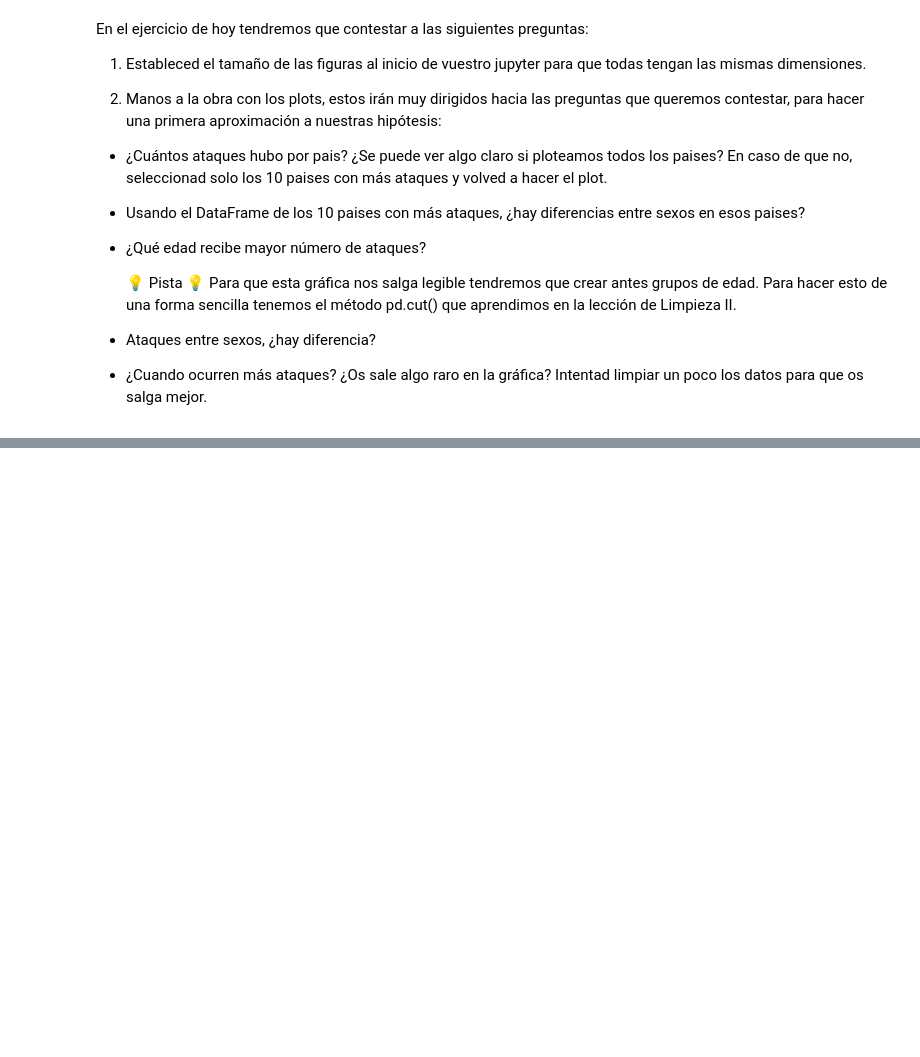
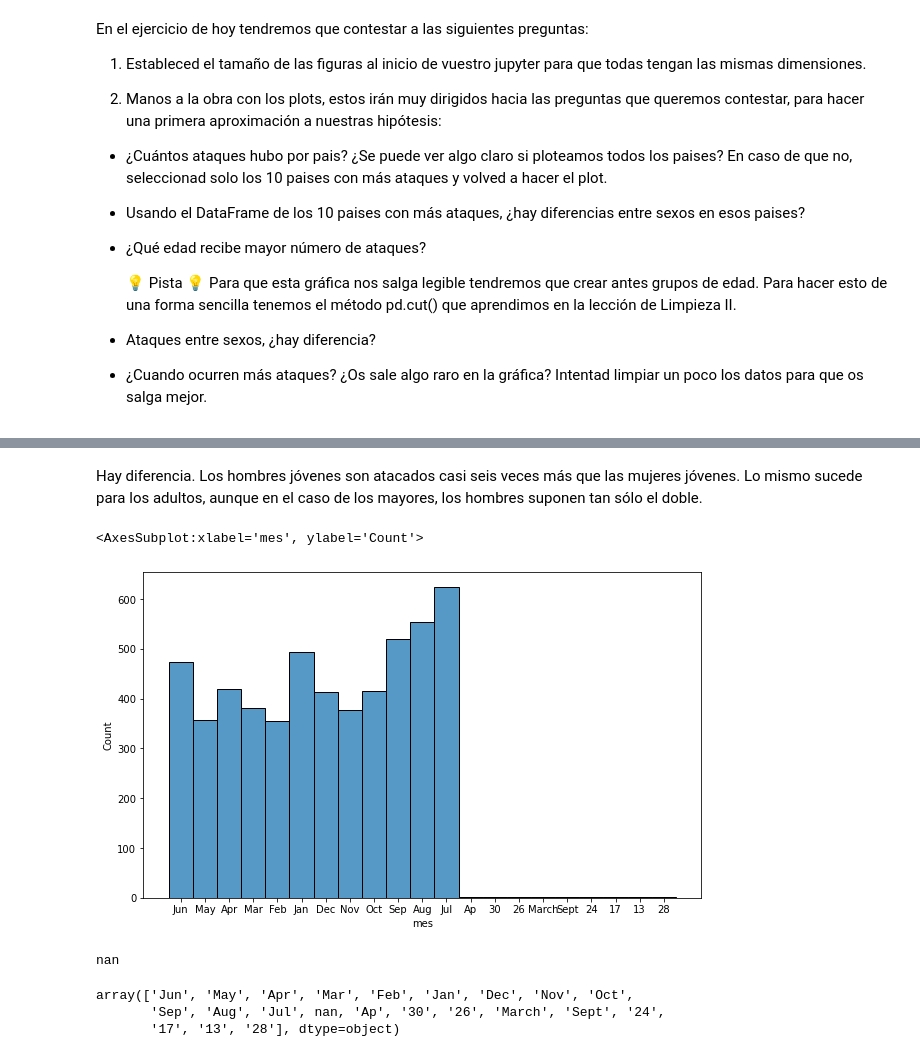
Before and after one commit to Adalab/DA_PromoC_modulo2_sprint2_Mari_y_Mina, a Jupyter notebook: EDA/pair_EDA_3.ipynb, the cells around one changed output, grey strips where cells are left out. Saved outputs shown, nothing was run; the diff lists cells and outputs as text; code cells hidden in the pictures; blank space fills up the shorter version.

```diff
--- a/EDA/pair_EDA_3.ipynb
+++ b/EDA/pair_EDA_3.ipynb
@@ -85,0 +83,2 @@ sns.histplot(x = "country", data = df_filtrado_10, hue = "sex_")
+# %%
+df["age_bins"] = pd.cut(df["age"], 3, labels = ["Jóvenes", "Adultos", "Mayores"])
@@ -88,3 +119,10 @@ sns.histplot(x = "country", data = df_filtrado_10, hue = "sex_")
+# %% [markdown]
+Hay diferencia. Los hombres jóvenes son atacados casi seis veces más que las mujeres jóvenes. Lo mismo sucede para los adultos, aunque en el caso de los mayores, los hombres suponen tan sólo el doble.
 # %%
 # ¿Cuando ocurren más ataques? ¿Os sale algo raro en la gráfica? Intentad limpiar un poco los datos para
 # que os salga mejor.
+# %%
+sns.histplot(x = "mes", data = df)
+# %% [output]
+<AxesSubplot:xlabel='mes', ylabel='Count'>
+[figure, added]
@@ -90,0 +140,10 @@ sns.histplot(x = "country", data = df_filtrado_10, hue = "sex_")
+# %%
+limpia(df, "mes")
+# %% [output]
+nan
+# %%
+df["mes"].unique()
+# %% [output]
+array(['Jun', 'May', 'Apr', 'Mar', 'Feb', 'Jan', 'Dec', 'Nov', 'Oct',
+       'Sep', 'Aug', 'Jul', nan, 'Ap', '30', '26', 'March', 'Sept', '24',
+       '17', '13', '28'], dtype=object)
```
Also changed, not shown: parts of 18 cells of this notebook, 6 other files.
